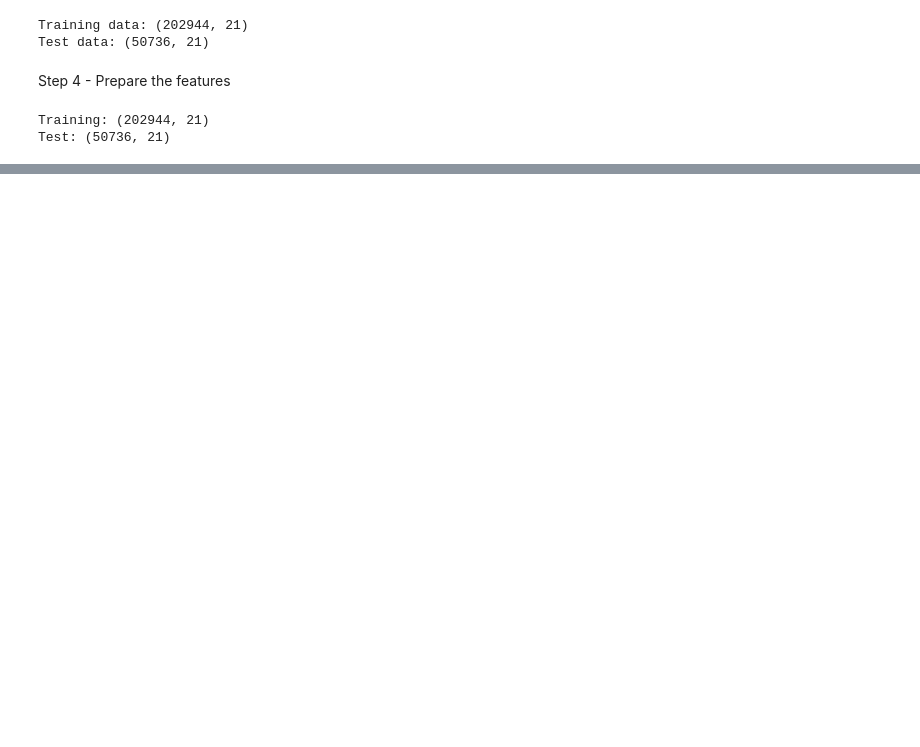
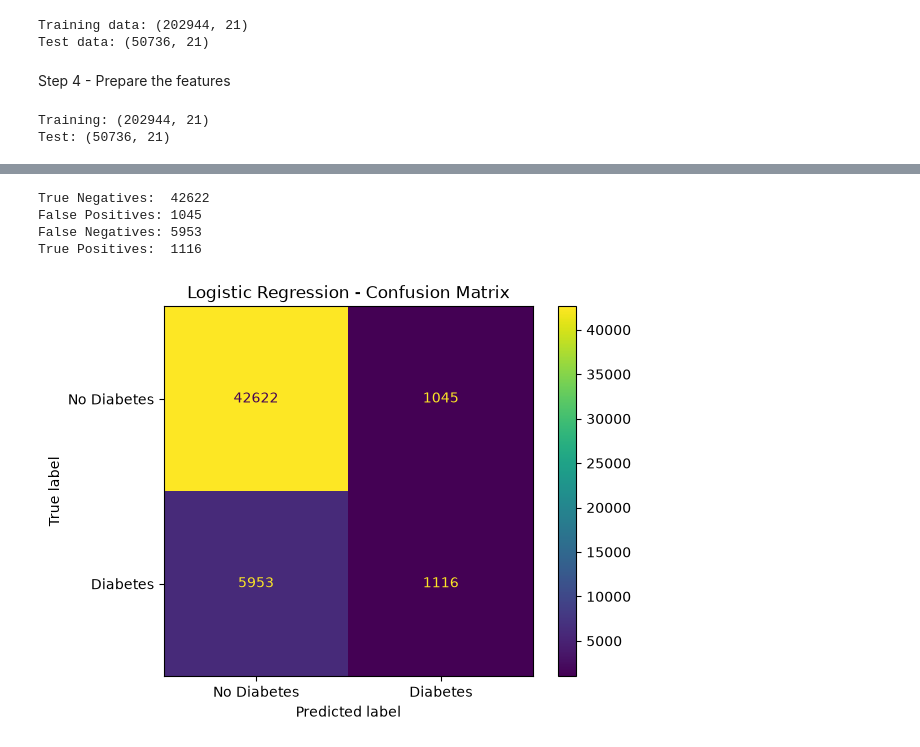
Before and after one commit to Brabham1/Benjamin-Diabetes, a Jupyter notebook: MainV2.ipynb, the cells around one changed output, grey strips where cells are left out. Cells and saved outputs as stored; diff of their text form; code cells hidden in the pictures; blank space fills up the shorter version.

```diff
--- a/MainV2.ipynb
+++ b/MainV2.ipynb
@@ -75,0 +82,28 @@ Actual share of class 1: 0.139
+# %%
+# Predict the classes for the test data
+y_pred = model.predict(X_test)
+# %%
+from sklearn.metrics import (
+    confusion_matrix,
+    accuracy_score,
+    precision_score,
+    recall_score,
+    f1_score
+)
+
+# Calculate confusion matrix
+cm = confusion_matrix(y_test, y_pred)
+
+# Calculate evaluation metrics
+accuracy = accuracy_score(y_test, y_pred)
+precision = precision_score(y_test, y_pred)
+recall = recall_score(y_test, y_pred)
+f1 = f1_score(y_test, y_pred)
+
+print("Confusion Matrix:")
+print(cm)
+
+print(f"\nAccuracy:  {accuracy:.3f}")
+print(f"Precision: {precision:.3f}")
+print(f"Recall:    {recall:.3f}")
+print(f"F1 Score:  {f1:.3f}")
@@ -75,0 +119,26 @@ Actual share of class 1: 0.139
+# %%
+tn, fp, fn, tp = cm.ravel()
+
+print("True Negatives: ", tn)
+print("False Positives:", fp)
+print("False Negatives:", fn)
+print("True Positives: ", tp)
+# %% [output]
+True Negatives:  42622
+False Positives: 1045
+False Negatives: 5953
+True Positives:  1116
+# %%
+from sklearn.metrics import ConfusionMatrixDisplay
+import matplotlib.pyplot as plt
+
+disp = ConfusionMatrixDisplay(
+    confusion_matrix=cm,
+    display_labels=["No Diabetes", "Diabetes"]
+)
+
+disp.plot()
+plt.title("Logistic Regression - Confusion Matrix")
+plt.show()
+# %% [output]
+[figure, added]
```
Also changed, not shown: parts of 7 cells of this notebook.
